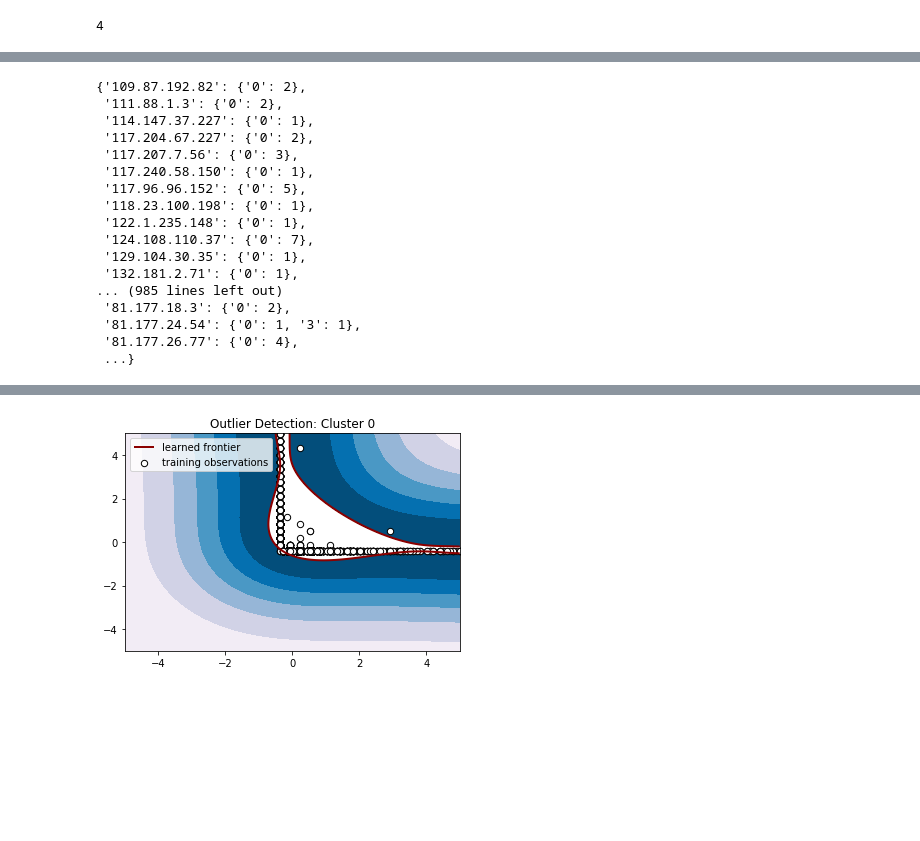
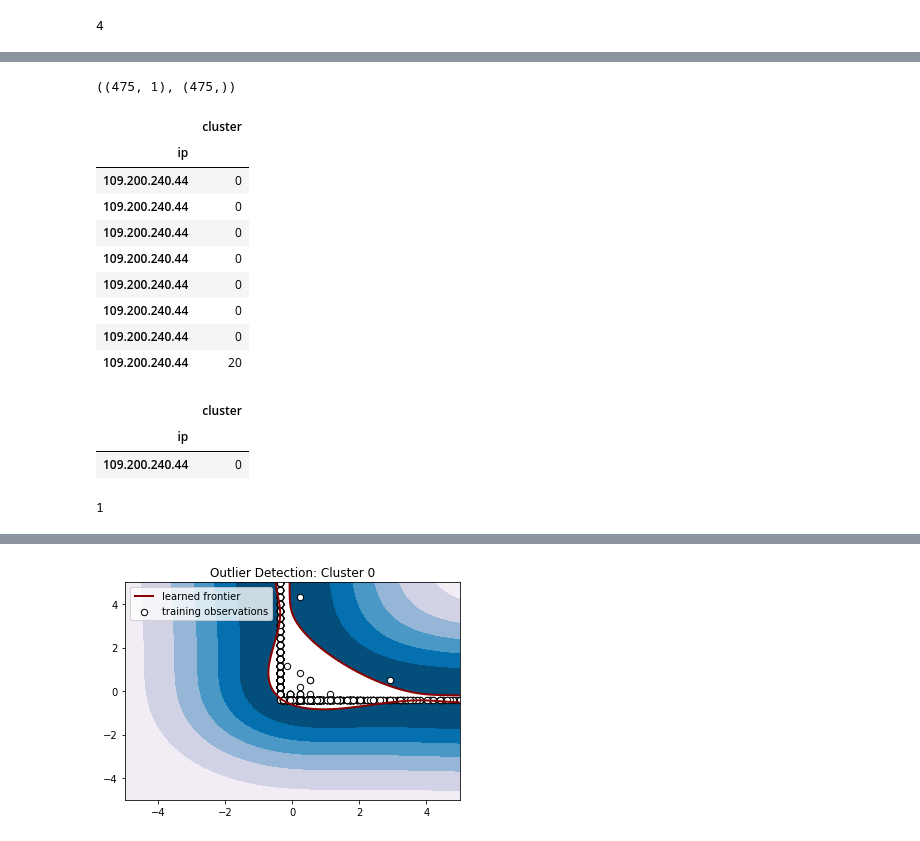
Before and after one commit to arpitgawande/ThesisPrograms, a Jupyter notebook: notebooks/IP_clustering.ipynb, the cells around one changed output, grey strips where cells are left out. Drawn from its saved outputs; the diff is of its cells as text; code cells hidden in the pictures; blank space fills up the shorter version.

```diff
--- a/notebooks/IP_clustering.ipynb
+++ b/notebooks/IP_clustering.ipynb
@@ -392,0 +392,4 @@ for i, feature_df in enumerate(df_list):
+# %%
+cluster.shape, packet_count.shape
+# %% [output]
+((475, 1), (475,))
@@ -393,3 +398,28 @@ for i, feature_df in enumerate(df_list):
+# %%
+dm['cluster'] = pd.Series([0,0,0,0,0,0,0,20], index=dm.index)
+# %%
+dm
+# %% [output]
+|  | cluster |
+| ip |  |
+| 109.200.240.44 | 0 |
+| 109.200.240.44 | 0 |
+| 109.200.240.44 | 0 |
+| 109.200.240.44 | 0 |
+| 109.200.240.44 | 0 |
+| 109.200.240.44 | 0 |
+| 109.200.240.44 | 0 |
+| 109.200.240.44 | 20 |
+# %%
+dm[['cluster']].groupby('ip').median()
+# %% [output]
+|  | cluster |
+| ip |  |
+| 109.200.240.44 | 0 |
+# %%
+int(1.5)
+# %% [output]
+1
 # %%
 #For a given IP address find how many time a given cluster it was assigned to.
 from itertools import groupby
@@ -412,23 +442,3 @@ def get_IP_cluster_count_dict(cluster_path):
     return ip_cluster_dict
 # %%
 ip_cluster_dict = get_IP_cluster_count_dict(cluster_path)
-# %%
-ip_cluster_dict
-# %% [output]
-{'109.87.192.82': {'0': 2},
- '111.88.1.3': {'0': 2},
- '114.147.37.227': {'0': 1},
- '117.204.67.227': {'0': 2},
- '117.207.7.56': {'0': 3},
- '117.240.58.150': {'0': 1},
- '117.96.96.152': {'0': 5},
- '118.23.100.198': {'0': 1},
- '122.1.235.148': {'0': 1},
- '124.108.110.37': {'0': 7},
- '129.104.30.35': {'0': 1},
- '132.181.2.71': {'0': 1},
-... (985 lines left out)
- '81.177.18.3': {'0': 2},
- '81.177.24.54': {'0': 1, '3': 1},
- '81.177.26.77': {'0': 4},
- ...}
```
Also changed, not shown: parts of 47 cells of this notebook, 5 other files.
